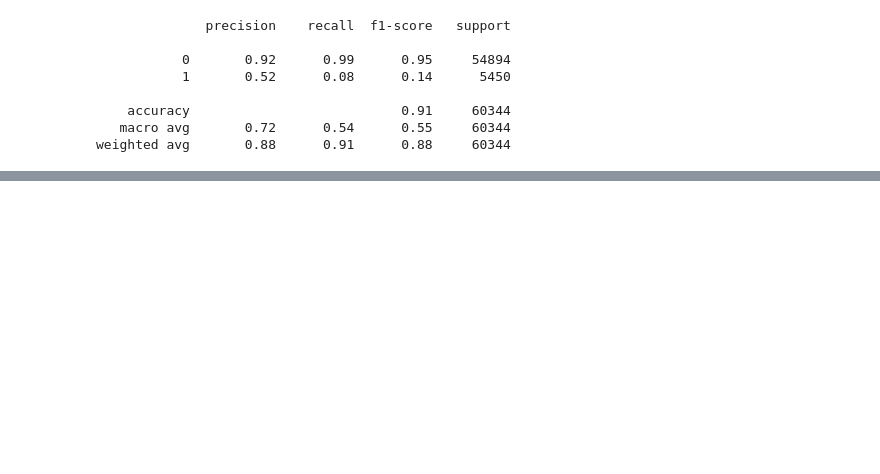
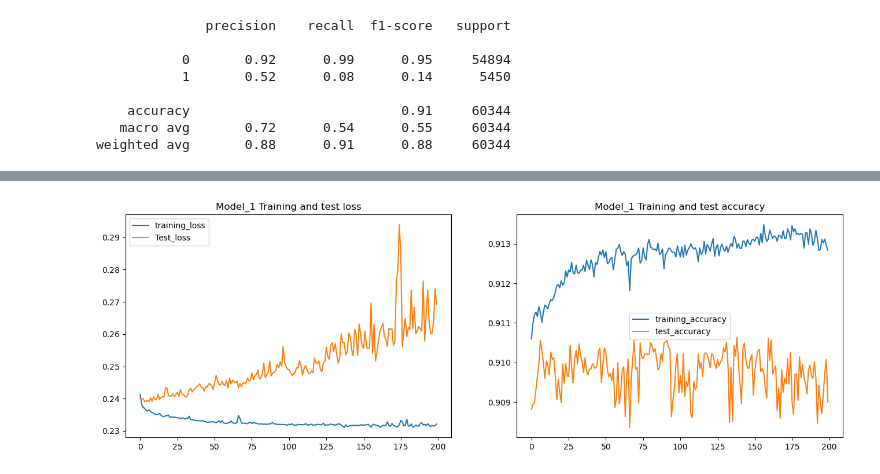
Before and after one commit to Jefest1/key_heart_disease_indicators, a Jupyter notebook: Notebooks/Building_model.ipynb, the cells around one changed output, grey strips where cells are left out. Drawn from its saved outputs; the diff is of its cells as text; code cells hidden in the pictures; blank space fills up the shorter version.

Commit message:
Additon of model 2

```diff
--- a/Notebooks/Building_model.ipynb
+++ b/Notebooks/Building_model.ipynb
@@ -146,0 +160,25 @@ get_scores(y_test, pred_1, 'model_1')
+# %%
+# Create a random seed
+tf.random.set_seed(42)
+
+# build the model
+model_2 = Sequential([
+    InputLayer(shape=X_train.iloc[0].shape),
+    Dense(100, activation='relu', name='hidden_layer_1'),
+    Dense(50, activation='relu', name='hidden_layer_2'),
+    Dense(30, activation='relu', name='hidden_layer_3'),
+    Dense(1, activation='sigmoid', name='output_layer')
+])
+
+# compile the model
+model_2.compile(
+    loss=BinaryCrossentropy,
+    optimizer=Adam(learning_rate=0.01),
+    metrics=['accuracy']
+)
+
+# fit the model on the training set
+history = model_2.fit(X_train, y_train, epochs=200, verbose=0, batch_size=32, validation_split=0.2)
+
+# get model summary
+model_2.summary()
@@ -146,0 +202,5 @@ get_scores(y_test, pred_1, 'model_1')
+# %%
+# let plot the model's Accuracy and loss
+plot_scores(history)
+# %% [output]
+[figure, added]
```
Also changed, not shown: parts of 9 cells of this notebook.
